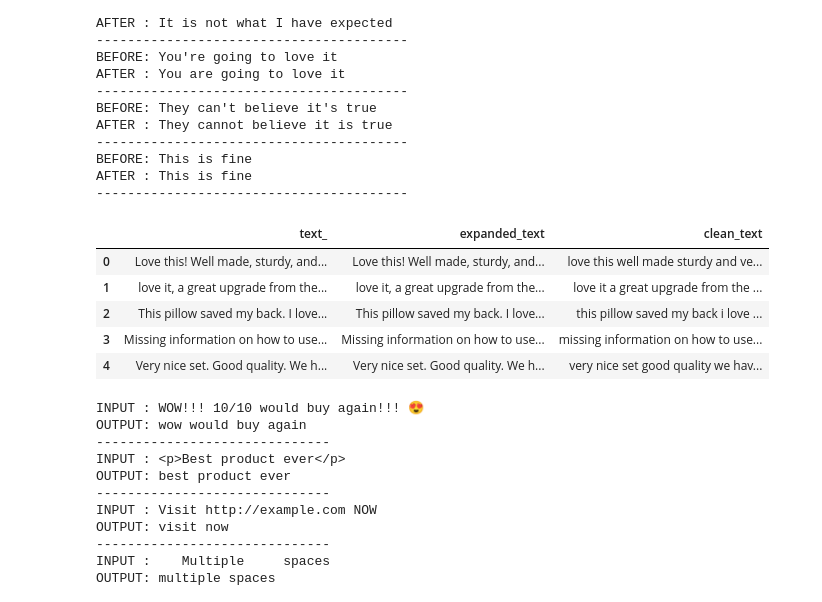
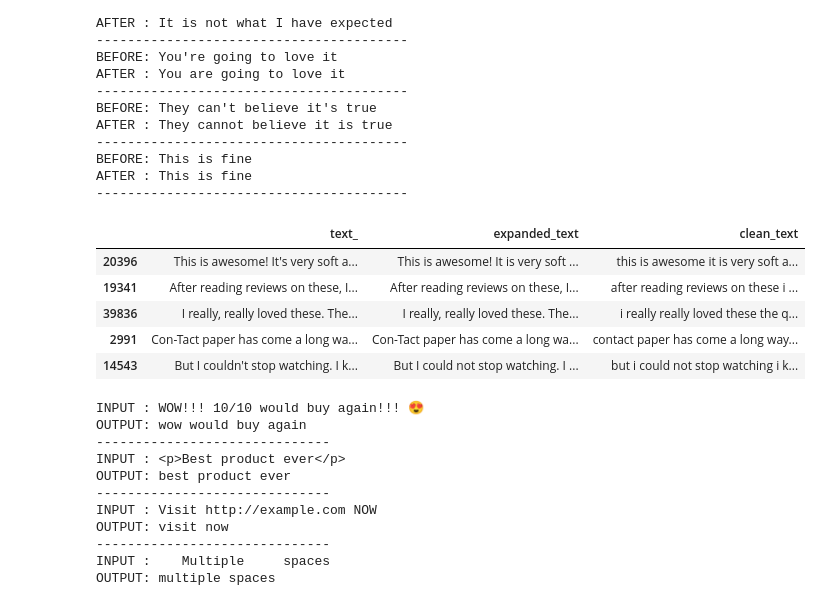
Before and after one commit to pratibhaa65/fake_review_detection, a Jupyter notebook: initial.ipynb, the cells around one changed output. Drawn from its saved outputs; the diff is of its cells as text; code cells hidden in the pictures.

```diff
--- a/initial.ipynb
+++ b/initial.ipynb
@@ -66,0 +77,2 @@ dtype: int64
+# %%
+df_r = df_r.drop_duplicates(subset='text_').reset_index(drop=True)
@@ -232,7 +248,7 @@ BEFORE: This is fine
 AFTER : This is fine
 ----------------------------------------
 # %%
-# cleaning text -lowercase, url, html tags,numbers ,punctiation,whitespaces
+# cleaning text - lowercase, url, html tags, punctiation, whitespaces
 def clean_text(text_):
     if pd.isna(text_):
         return ""
@@ -241,7 +257,6 @@ def clean_text(text_):
 
     text_ = re.sub(r'http\S+|www\S+', '', text_)
     text_ = re.sub(r'<.*?>', '', text_)
-    text_ = re.sub(r'\d+', '', text_)
 
     # remove punctuation (letters + spaces only)
     text_ = re.sub(r'[^a-z\s]', '', text_)
@@ -254,14 +269,14 @@ df_r['expanded_text'] = df_r['text_'].apply(expand_contractions)
 # %%
 df_r['clean_text'] = df_r['expanded_text'].apply(clean_text)
 # %%
-df_r[['text_', 'expanded_text', 'clean_text']].head(5)
+df_r[['text_', 'expanded_text', 'clean_text']].sample(5)
 # %% [output]
 |  | text_ | expanded_text | clean_text |
-| 0 | Love this! Well made, sturdy, and... | Love this! Well made, sturdy, and... | love this well made sturdy and ve... |
-| 1 | love it, a great upgrade from the... | love it, a great upgrade from the... | love it a great upgrade from the ... |
-| 2 | This pillow saved my back. I love... | This pillow saved my back. I love... | this pillow saved my back i love ... |
-| 3 | Missing information on how to use... | Missing information on how to use... | missing information on how to use... |
-| 4 | Very nice set. Good quality. We h... | Very nice set. Good quality. We h... | very nice set good quality we hav... |
+| 20396 | This is awesome! It's very soft a... | This is awesome! It is very soft ... | this is awesome it is very soft a... |
+| 19341 | After reading reviews on these, I... | After reading reviews on these, I... | after reading reviews on these i ... |
+| 39836 | I really, really loved these. The... | I really, really loved these. The... | i really really loved these the q... |
+| 2991 | Con-Tact paper has come a long wa... | Con-Tact paper has come a long wa... | contact paper has come a long way... |
+| 14543 | But I couldn't stop watching. I k... | But I could not stop watching. I ... | but i could not stop watching i k... |
 # %%
 test_cases = [
     "WOW!!! 10/10 would buy again!!! 😍",
```
Also changed, not shown: parts of 31 cells of this notebook, 2 other files.
